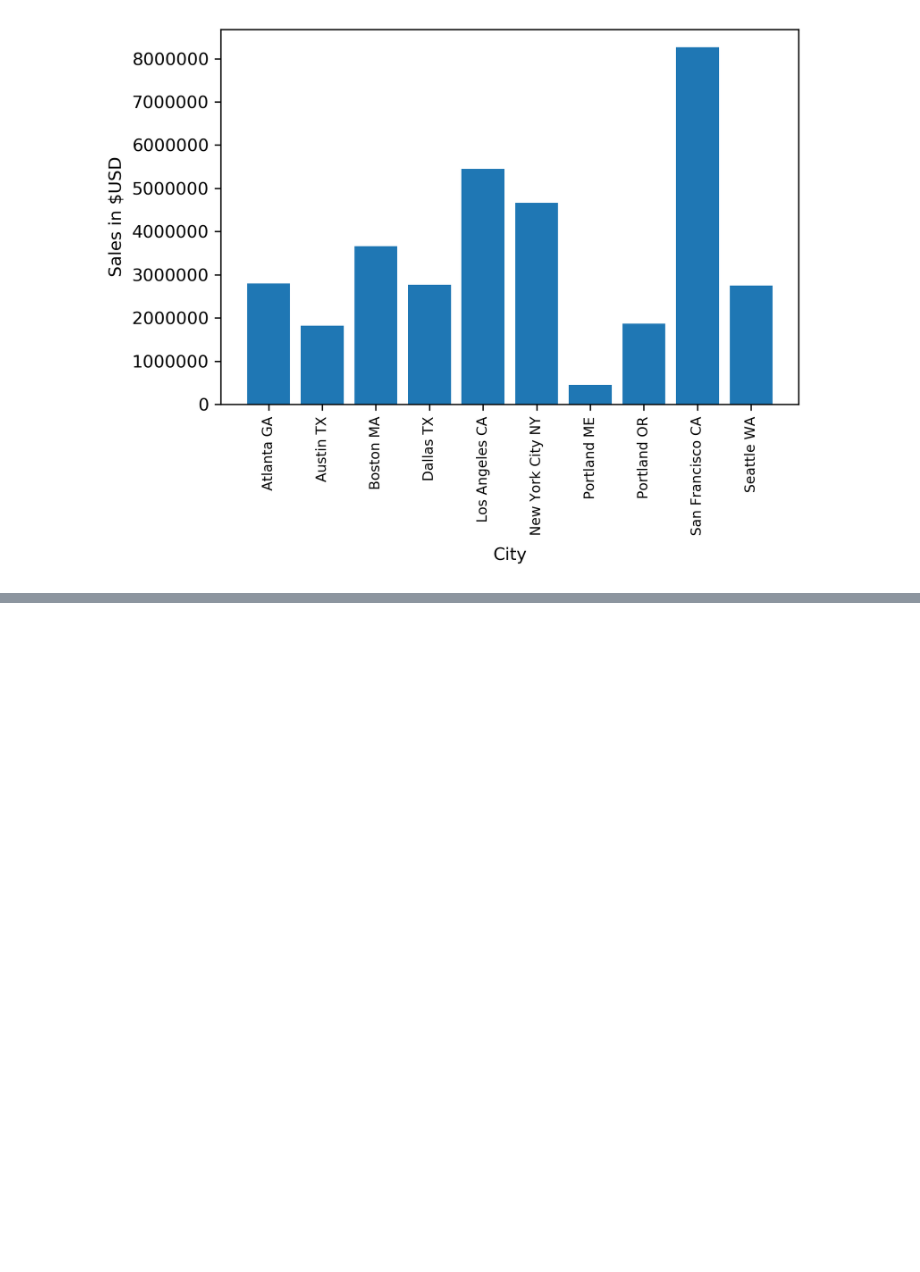
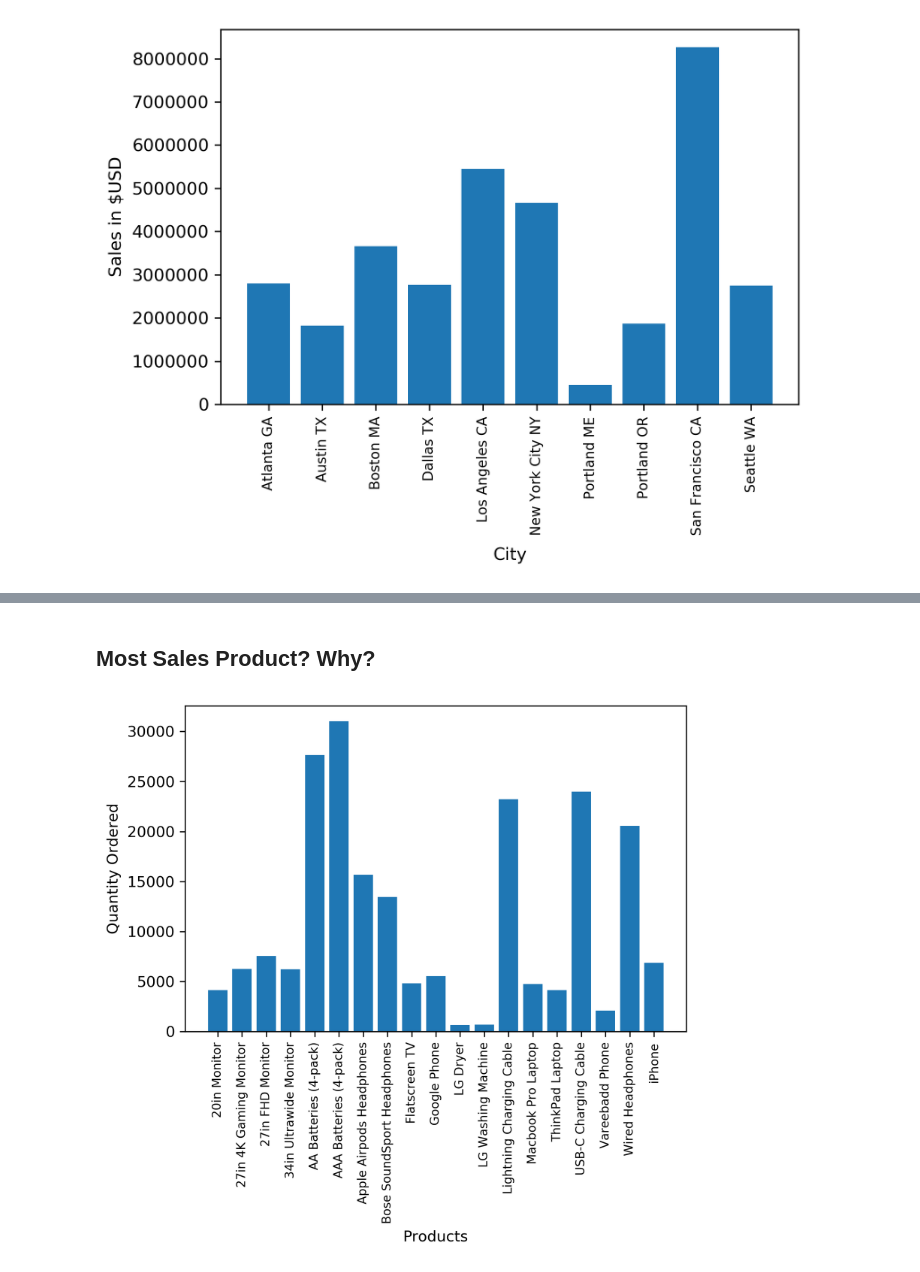
Before and after one commit to ButchBotch/RandProjects, a Jupyter notebook: fcc.numpy.pandas/PandasBusinessExercise/PandasBusinessExercise.ipynb, the cells around one changed output, grey strips where cells are left out. Cells and saved outputs as stored; diff of their text form; code cells hidden in the pictures; blank space fills up the shorter version.

```diff
--- a/fcc.numpy.pandas/PandasBusinessExercise/PandasBusinessExercise.ipynb
+++ b/fcc.numpy.pandas/PandasBusinessExercise/PandasBusinessExercise.ipynb
@@ -116,0 +167,21 @@ plt.show()
+# %% [markdown]
+## Most Sales Product? Why?
+# %%
+prd=all_data[['Product','Quantity Ordered']]
+prd2=prd.groupby('Product')
+#prd2.sort_values(by=['Quantity Ordered'])
+q_ord=prd2.sum()['Quantity Ordered']
+q_ord
+
+# Visualize
+prods=[ prods for prods, df in prd2]
+
+plt.figure(figsize=(6,4),dpi=300)
+plt.bar(prods,q_ord)
+plt.xticks(prods,rotation='vertical',size=8)
+plt.ylabel('Quantity Ordered')
+plt.xlabel('Products')
+
+plt.show()
+# %% [output]
+[figure, added]
```
Also changed, not shown: parts of 13 cells of this notebook, 1 other file.
